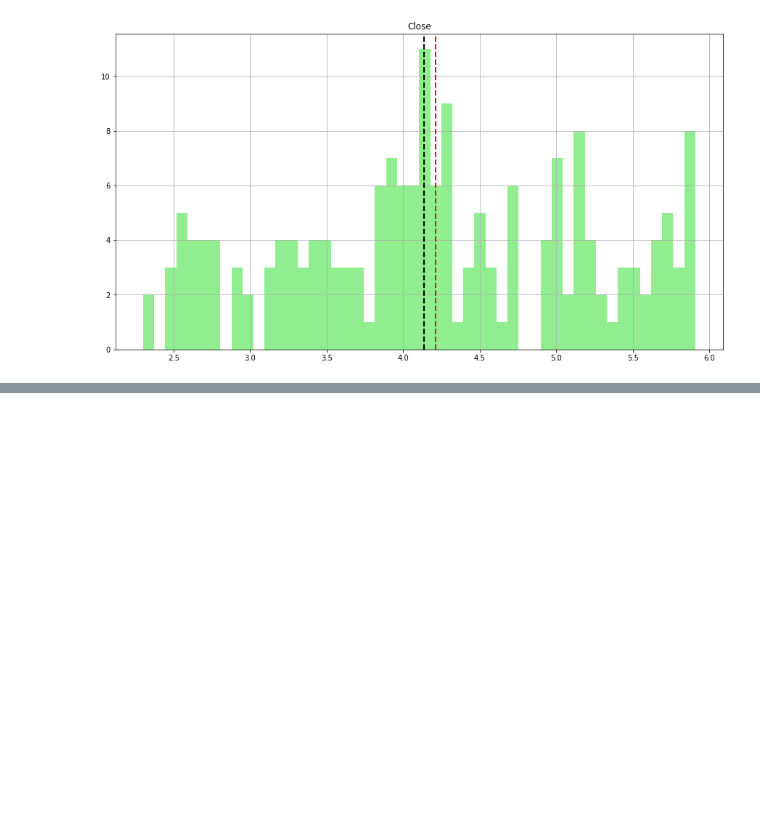
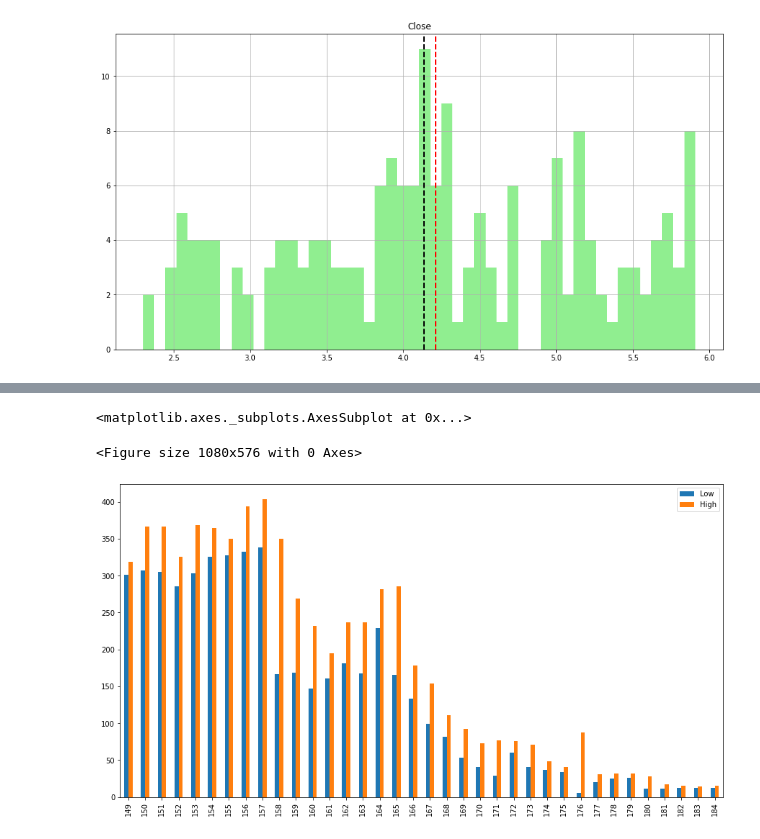
Before and after one commit to prav87654/Regression-YesBank-Stock-Prediction, a Jupyter notebook: Yes_Bank_Stock_Prediction(Praveen_S)_Regression_model.ipynb, the cells around one changed output, grey strips where cells are left out. Drawn from its saved outputs; the diff is of its cells as text; code cells hidden in the pictures; blank space fills up the shorter version.

```diff
--- a/Yes_Bank_Stock_Prediction(Praveen_S)_Regression_model.ipynb
+++ b/Yes_Bank_Stock_Prediction(Praveen_S)_Regression_model.ipynb
@@ -208,0 +244,10 @@ plt.show()
+# %%
+# Defining the size of the graph
+plt.figure(figsize=(15,8))
+
+#Plotting a bar graph comparing High and Low
+df[['Low','High']].tail(36).plot(kind='bar',figsize=(15,8))
+# %% [output]
+<matplotlib.axes._subplots.AxesSubplot at 0x...>
+<Figure size 1080x576 with 0 Axes>
+[figure, added]
```
Also changed, not shown: parts of 6 cells of this notebook.
